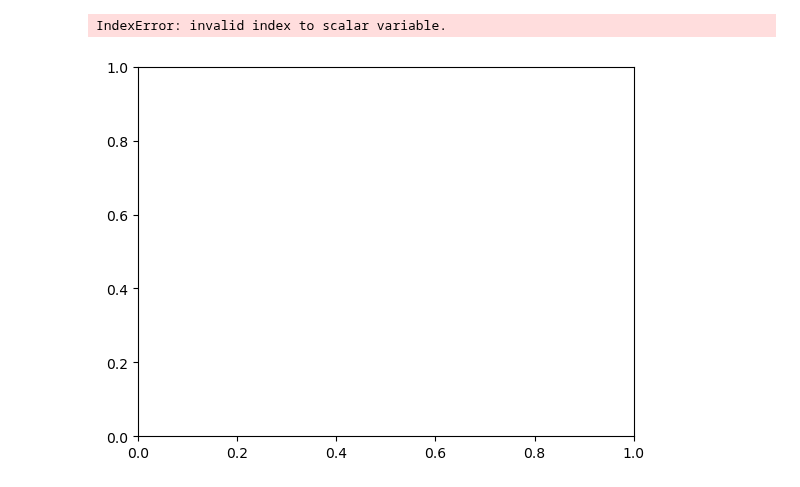
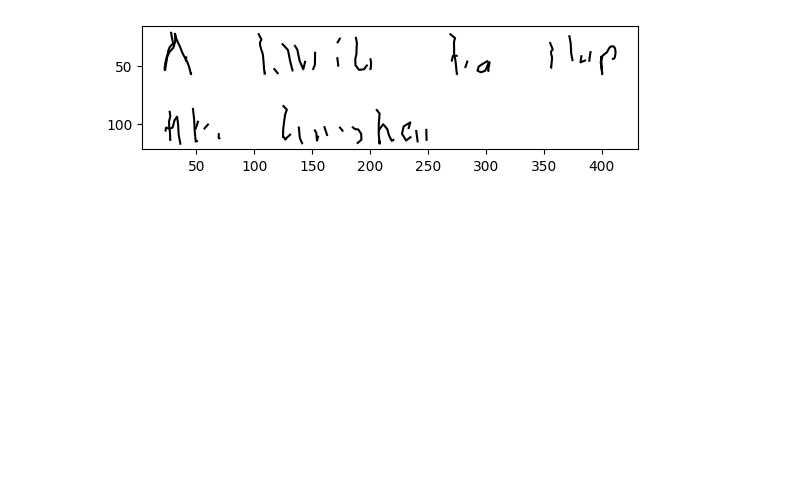
Before and after one commit to Shambu-K/handwriting-generator-model, a Jupyter notebook: Code/STR_model/demo_str.ipynb, the cells around one changed output. Saved outputs shown, nothing was run; the diff lists cells and outputs as text; code cells hidden in the pictures; blank space fills up the shorter version.

Commit message:
integration of models

```diff
--- a/Code/STR_model/demo_str.ipynb
+++ b/Code/STR_model/demo_str.ipynb
@@ -108,14 +96,0 @@ def plot_stroke(stroke_array):
-# %%
-output_folder_path = '../../DataSet/IAM-Online/test_str_model/Images/'
-width_list, image_list = create_list(output_folder_path)
-stroke_path = '../../DataSet/IAM-Online/test_str_model/Strokes/'
-stroke_array = []
-for strokes in os.listdir(stroke_path):
-    if strokes.endswith(".npy"):
-        strokes = np.load(stroke_path + strokes)
-        stroke_array.append(strokes)
-        print(strokes.shape)
-
-# animate_word(np.concatenate(stroke_array[0:3], axis=0), save_path='animation3.gif')
-lines = translate_strokes(stroke_array, 600, width_list, space_bn_words=30)
-animate_word(lines, speed=0.2, save_path='animation4.gif')
@@ -132,40 +97,26 @@ animate_word(lines, speed=0.2, save_path='animation4.gif')
-# %%
-import matplotlib.pyplot as plt
-import matplotlib.animation as animation
-
-def animate_lines(lines, color='black', title='', speed=0.5, save_path=None):
-    ''' Animate the strokes of a word.'''
-    fig, ax = plt.subplots()
-    padding = 10
-    all_strokes = [stroke for line in lines for stroke in line]
-    xlim = (min(stroke[:, 0].min() for stroke in all_strokes)-padding, max(stroke[:, 0].max() for stroke in all_strokes)+padding)
-    ylim = (min(stroke[:, 1].min() for stroke in all_strokes)-padding//2, max(stroke[:, 1].max() for stroke in all_strokes)+padding//2)
-    ax.set_xlim(xlim)
-    ax.set_ylim(ylim)
-    ax.invert_yaxis()
-    ax.axis('off')
-    ax.set_aspect('equal')
-
-    lines = [ax.plot([], [], color=color)[0] for _ in all_strokes]  # Create a line for each stroke
-    pen, = ax.plot([], [], color='red', marker='o')  # Create a marker for the pen
-
-    def animate(i):
-        stroke_num = 0
-        total_length = 0
-        for stroke in all_strokes:
-            if total_length <= i < total_length + len(stroke):
-                lines[stroke_num].set_data(stroke[:i-total_length+1, 0], stroke[:i-total_length+1, 1])  # Update the line data for the current stroke
-                pen.set_data(stroke[i-total_length, 0], stroke[i-total_length, 1])  # Move the pen to the current coordinate
-            total_length += len(stroke)
-            stroke_num += 1
-        return lines + [pen]
-
-    ani = animation.FuncAnimation(fig, animate, frames=sum(len(stroke) for stroke in all_strokes), interval=100/speed, blit=True)
-    if save_path is not None:
-        ani.save(save_path, writer='imagemagick')
-    plt.show()
-
-animate_lines(lines, color='black', title='', speed=0.5, save_path='animation.gif')
-# %% [output]
-IndexError: invalid index to scalar variable.
-[figure, removed]
+# %%
+def get_animation(img_folder_path, model, page_width, space_bn_words, animation_path):
+    width_list, image_list = create_list(img_folder_path)
+    stroke_array = forward_pass(model, image_list, width_list, space_bn_words)
+    strokes_array = translate_strokes(stroke_array, page_width, width_list, space_bn_words)
+    plot_word_strokes(strokes_array)
+    lines = translate_strokes(stroke_array, page_width, width_list, space_bn_words)
+    animate_word(lines, speed=0.2, save_path=animation_path)
+# %%
+# load model
+model_name = STR_Model_Longer_1024()
+model_path = '../STR_model/STR_Model_Longer_1024_Relative_DTW_20_4.pth'
+model = load_model(model_name, model_path)
+# %%
+# parameters
+page_width = 500  # can be changed
+space_bn_words = 20  # can be changed
+img_height = 60
+# %%
+# path to folder containing images
+img_folder_path = '../../DataSet/IAM-Online/test_str_model/Images/'
+# path to save animation
+animation_path = '../STR_model/model_output_gif/animation3.gif'
+get_animation(img_folder_path, model, page_width, space_bn_words, animation_path)
+# %% [output]
+[figure, added]
```
Also changed, not shown: parts of 10 cells of this notebook, 7 other files.
